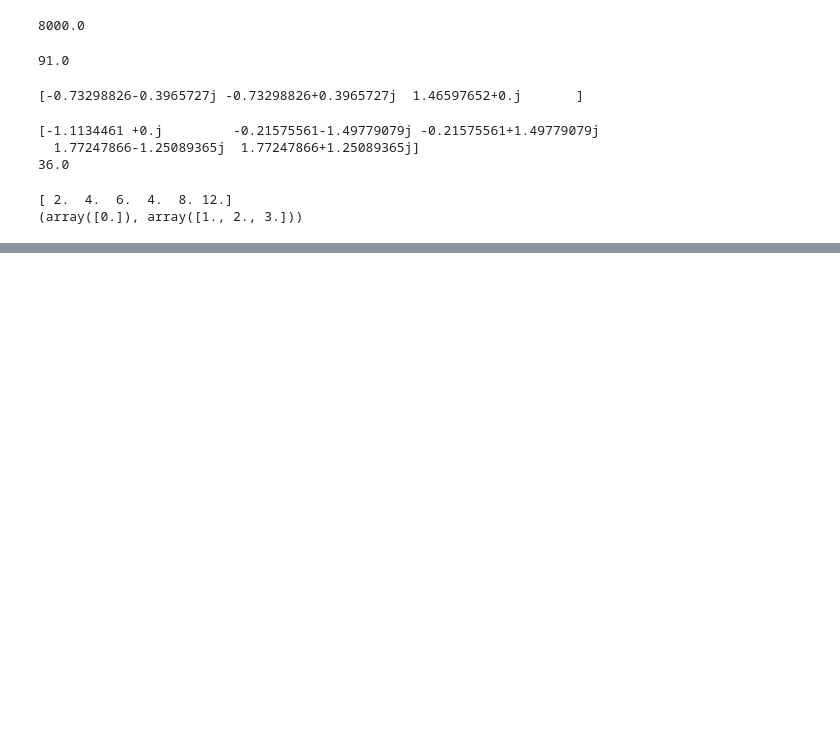
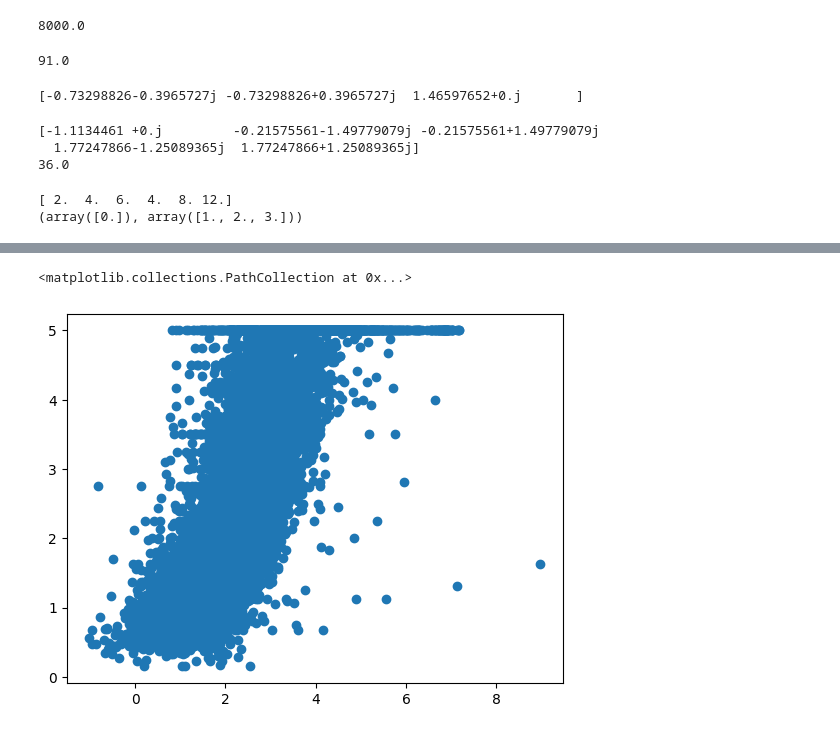
Before and after one commit to SouvikDcoder/LearningAI_ML, a Jupyter notebook: ML_learning.ipynb, the cells around one changed output, grey strips where cells are left out. Cells and saved outputs as stored; diff of their text form; code cells hidden in the pictures; blank space fills up the shorter version.

```diff
--- a/ML_learning.ipynb
+++ b/ML_learning.ipynb
@@ -434,0 +455,23 @@ print(p)
+# %%
+import sklearn
+
+#load an inbuilt dataset
+from sklearn.datasets import fetch_california_housing
+X, y = fetch_california_housing(return_X_y=True)
+
+# load a linear regression model with the data to learn
+from sklearn import linear_model
+model = linear_model.LinearRegression()
+
+from sklearn.neighbors import KNeighborsRegressor
+model = KNeighborsRegressor()
+
+model.fit(X,y)
+y_hat = model.predict(X) # stores the prediction in y_hat
+
+import matplotlib.pylab as plt
+
+plt.scatter(y_hat, y)
+# %% [output]
+<matplotlib.collections.PathCollection at 0x...>
+[figure, added]
```
Also changed, not shown: parts of 3 cells of this notebook.
